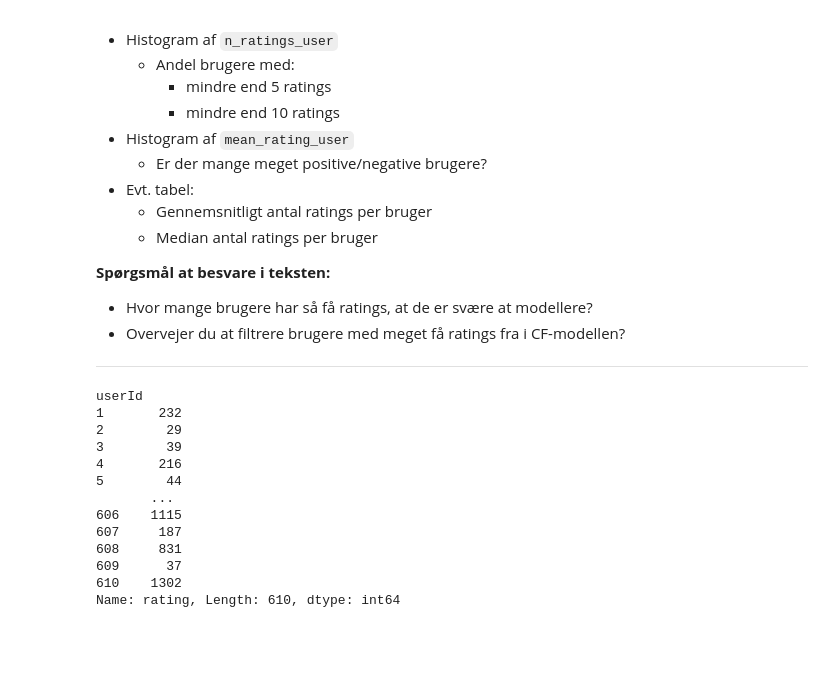
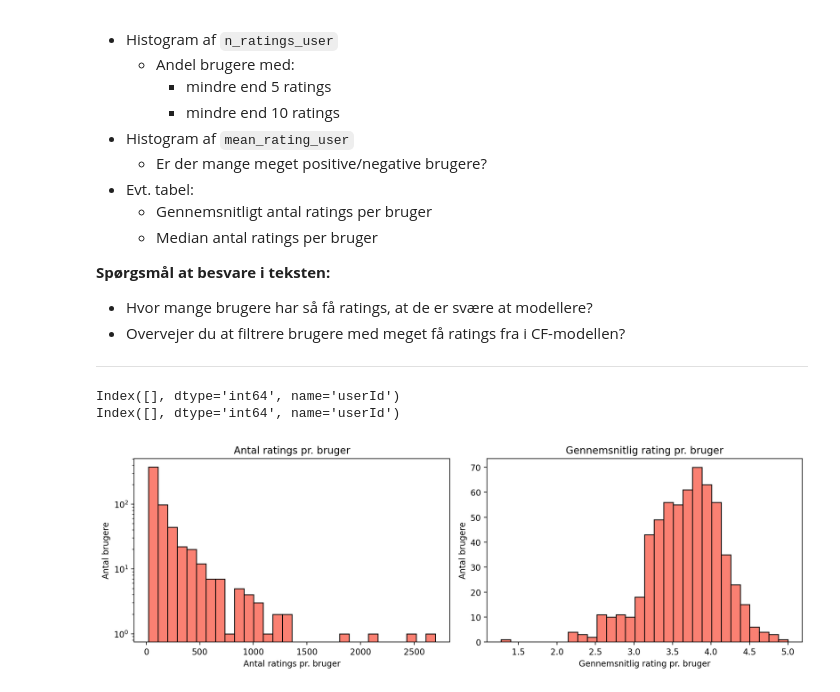
Before and after one commit to JeppeBondeBakkensen/Personlige-projekter, a Jupyter notebook: Personlige projekter/Movie recomender/src/EDA.ipynb, the cells around one changed output. Saved outputs shown, nothing was run; the diff lists cells and outputs as text; code cells hidden in the pictures; blank space fills up the shorter version.

```diff
--- a/Personlige projekter/Movie recomender/src/EDA.ipynb
+++ b/Personlige projekter/Movie recomender/src/EDA.ipynb
@@ -116,24 +116,42 @@ plt.show()
 - Overvejer du at filtrere brugere med meget få ratings fra i CF-modellen?
 
 ---
-# %%
-# Antal rating per user
-n_ratings_user = ratings.groupby("userId")["rating"].count()
-mean_ratings_user = ratings.groupby("userId")["rating"].mean()
-std_ratings_user = ratings.groupby("userId")["rating"].std()
-
-# Histogram of n_ratings_user
-# %% [output]
-userId
-1       232
-2        29
-3        39
-4       216
-5        44
-       ...
-606    1115
-607     187
-608     831
-609      37
-610    1302
-Name: rating, Length: 610, dtype: int64
+# %%
+# count, mean and std of the user ratings
+n_ratings_user = ratings.groupby("userId")["rating"].count()
+mean_ratings_user = ratings.groupby("userId")["rating"].mean()
+std_ratings_user = ratings.groupby("userId")["rating"].std()
+
+# Users with too low number of ratings
+users_lt5 = n_ratings_user[n_ratings_user < 5].index
+users_lt10 = n_ratings_user[n_ratings_user < 10].index
+print(users_lt5)
+print(users_lt10)
+
+
+# Remove very mean and very positiv users
+mean_lt2 = mean_ratings_user[mean_ratings_user < 2].index
+ratings = ratings[~ratings["userId"].isin(mean_lt2)]
+# %% [output]
+Index([], dtype='int64', name='userId')
+Index([], dtype='int64', name='userId')
+# %%
+fig, axes = plt.subplots(1, 2, figsize=(12, 4))
+
+# Left: histogram of number of ratings per user
+axes[0].hist(n_ratings_user, bins=30, edgecolor="black", color="salmon")
+axes[0].set_yscale("log")
+axes[0].set_xlabel("Antal ratings pr. bruger")
+axes[0].set_ylabel("Antal brugere")
+axes[0].set_title("Antal ratings pr. bruger")
+
+# Right: histogram of mean rating per user
+axes[1].hist(mean_ratings_user, bins=30, edgecolor="black", color="salmon")
+axes[1].set_xlabel("Gennemsnitlig rating pr. bruger")
+axes[1].set_ylabel("Antal brugere")
+axes[1].set_title("Gennemsnitlig rating pr. bruger")
+
+plt.tight_layout()
+plt.show()
+# %% [output]
+[figure, added]
```
